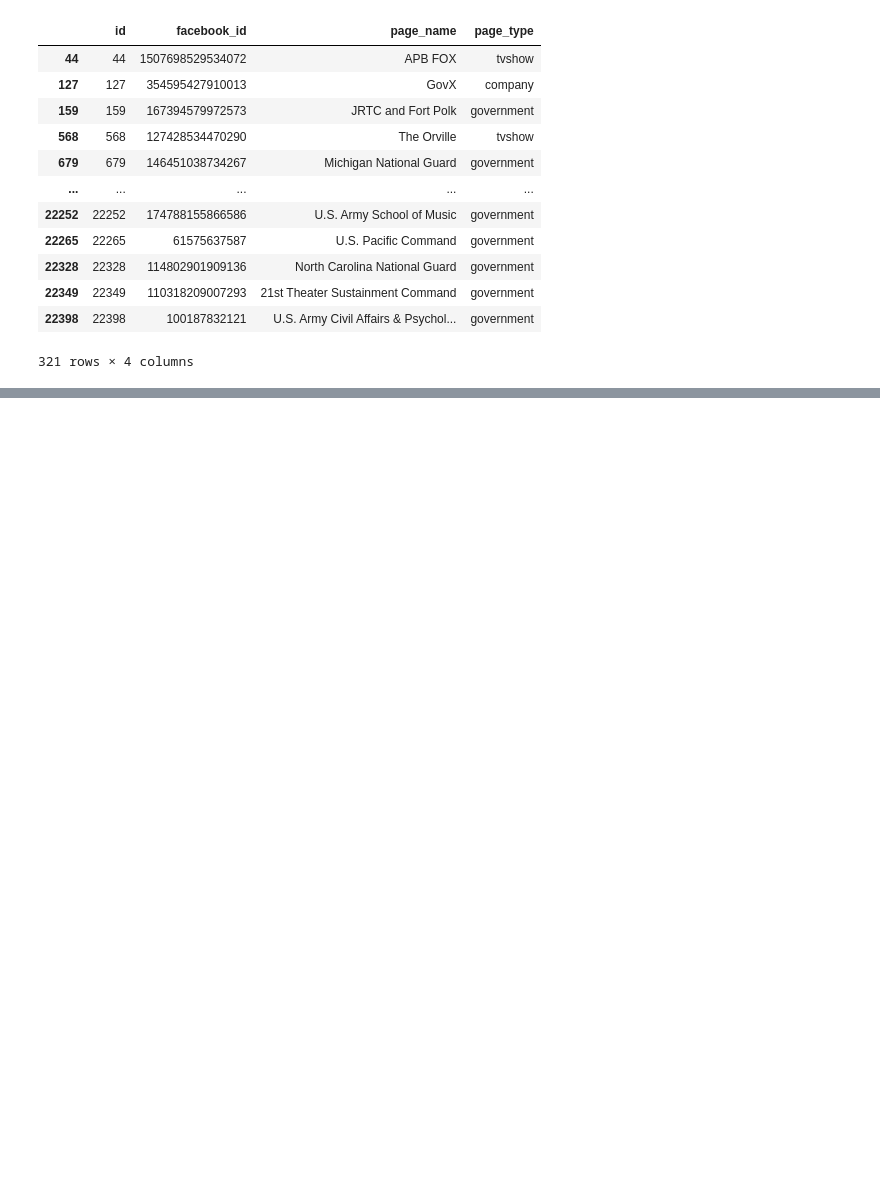
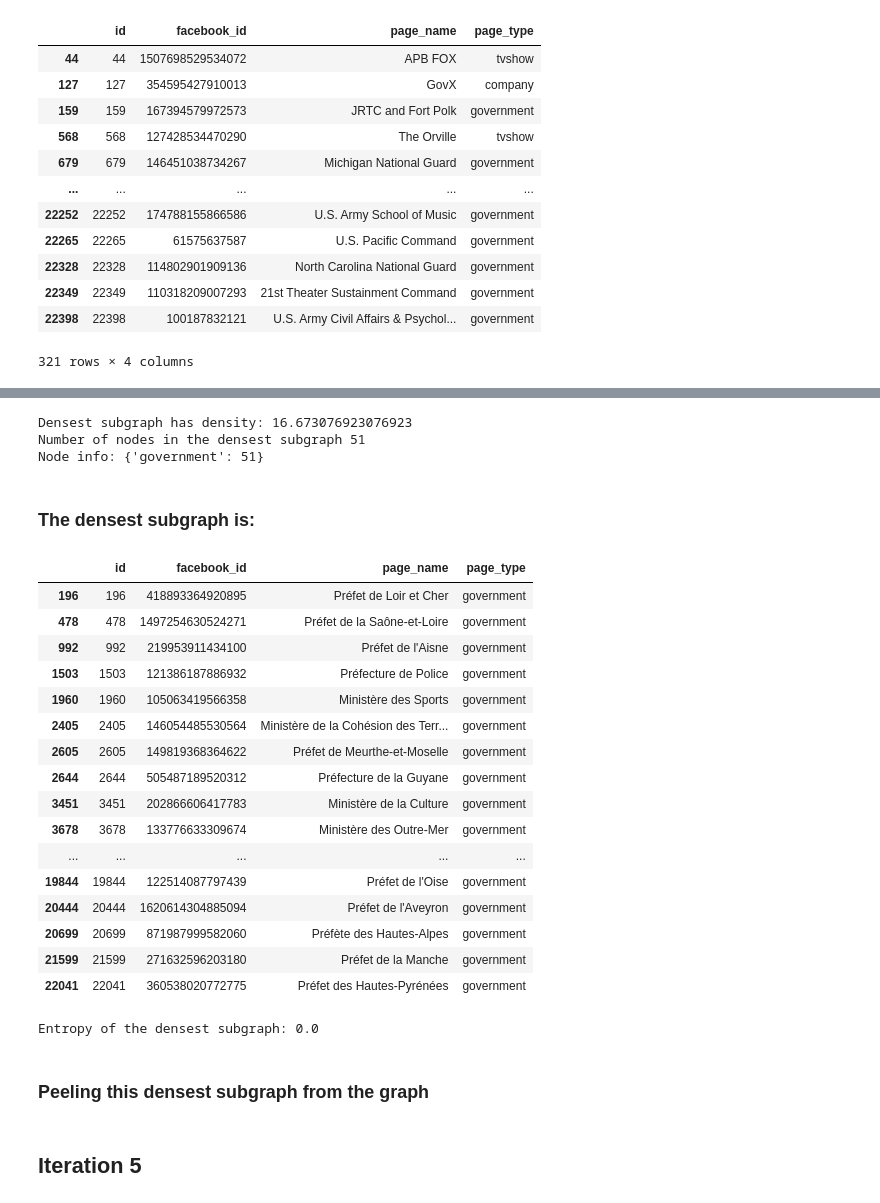
Before and after one commit to Kishan-Ved/DS_Clustering, a Jupyter notebook: data_science_assignment1.ipynb, the cells around one changed output, grey strips where cells are left out. Drawn from its saved outputs; the diff is of its cells as text; code cells hidden in the pictures; blank space fills up the shorter version.

```diff
--- a/data_science_assignment1.ipynb
+++ b/data_science_assignment1.ipynb
@@ -252,0 +548,13 @@ df[df['id'].isin(graph)]
+# %%
+tot = sum(deg.values())/2
+print("Number of edges e(S,S) is:",tot) # e(S,S)
+
+ctr = len(deg) # |S|
+total_vertices = ctr
+print("The total number of vertices in the graph is:",total_vertices)
+
+density = [] # stores densities
+vertex = [] # vertex[0:i] (i included) contains vertices removed to achive density[i+1], i+1 as density[0] is for the full graph
+
+density.append(tot/total_vertices) # Density of the full graph
+print("Density of the full graph is",density[0])
@@ -252,0 +565,9 @@ df[df['id'].isin(graph)]
+# %%
+i = 1
+while(ctr>1):
+    i+=1
+    if (i%1000==0): # Prints i to get an estimate of how much execution is done
+        print(i)
+    find_density_greedy()
+    if(tot != sum(deg.values())/2): # Checks for correctness
+        print("here")
@@ -252,0 +592,55 @@ df[df['id'].isin(graph)]
+# %%
+density = np.array(density)
+x = np.argmax(density) - 1 # -1 as density[0] is the density of the full graph.
+print("Densest subgraph has density:",density[x])
+
+graph = []
+for i in list(neighbors.keys()):
+    if i not in vertex[:x+1]:
+        graph.append(i)
+print("Number of nodes in the densest subgraph",len(graph))
+
+dense1 = {}
+for ver in graph:
+    type = df.loc[ver, 'page_type']
+    if(type in dense1.keys()):
+        dense1[type] += 1
+    else:
+        dense1[type] = 1
+
+print("Node info:",dense1)
+# %% [output]
+Densest subgraph has density: 16.673076923076923
+Number of nodes in the densest subgraph 51
+Node info: {'government': 51}
+# %% [markdown]
+### The densest subgraph is:
+# %%
+df[df['id'].isin(graph)]
+# %% [output]
+|  | id | facebook_id | page_name | page_type |
+| 196 | 196 | 418893364920895 | Préfet de Loir et Cher | government |
+| 478 | 478 | 1497254630524271 | Préfet de la Saône-et-Loire | government |
+| 992 | 992 | 219953911434100 | Préfet de l'Aisne | government |
+| 1503 | 1503 | 121386187886932 | Préfecture de Police | government |
+| 1960 | 1960 | 105063419566358 | Ministère des Sports | government |
+| 2405 | 2405 | 146054485530564 | Ministère de la Cohésion des Terr... | government |
+| 2605 | 2605 | 149819368364622 | Préfet de Meurthe-et-Moselle | government |
+| 2644 | 2644 | 505487189520312 | Préfecture de la Guyane | government |
+| 3451 | 3451 | 202866606417783 | Ministère de la Culture | government |
+| 3678 | 3678 | 133776633309674 | Ministère des Outre-Mer | government |
+| ... | ... | ... | ... | ... |
+| 19844 | 19844 | 122514087797439 | Préfet de l'Oise | government |
+| 20444 | 20444 | 1620614304885094 | Préfet de l'Aveyron | government |
+| 20699 | 20699 | 871987999582060 | Préfète des Hautes-Alpes | government |
+| 21599 | 21599 | 271632596203180 | Préfet de la Manche | government |
+| 22041 | 22041 | 360538020772775 | Préfet des Hautes-Pyrénées | government |
+# %%
+entropy=0
+for x in dense1.values():
+    entropy += -1*(x/sum(dense1.values()))*np.log(x/sum(dense1.values()))
+print("Entropy of the densest subgraph:",entropy)
+# %% [output]
+Entropy of the densest subgraph: 0.0
+# %% [markdown]
+### Peeling this densest subgraph from the graph
@@ -252,0 +649,2 @@ df[df['id'].isin(graph)]
+# %% [markdown]
+## Iteration 5
```
Also changed, not shown: parts of 54 cells of this notebook.
